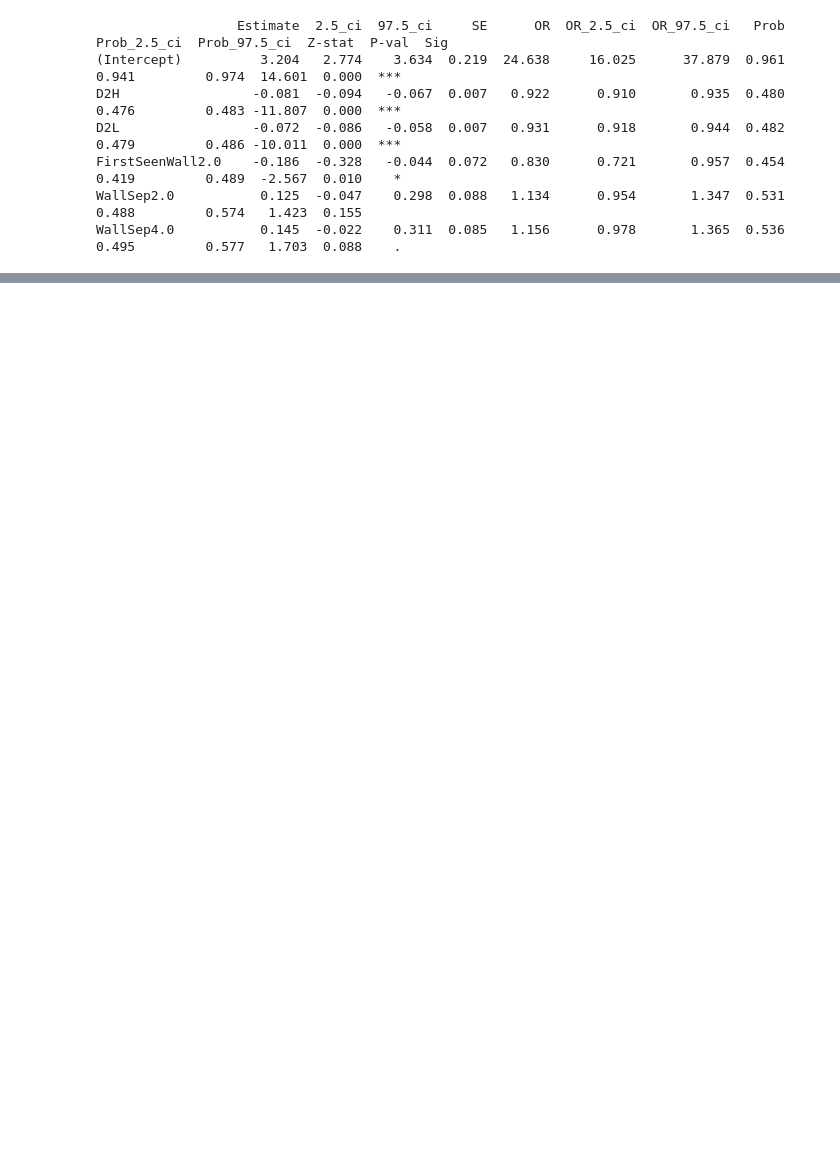
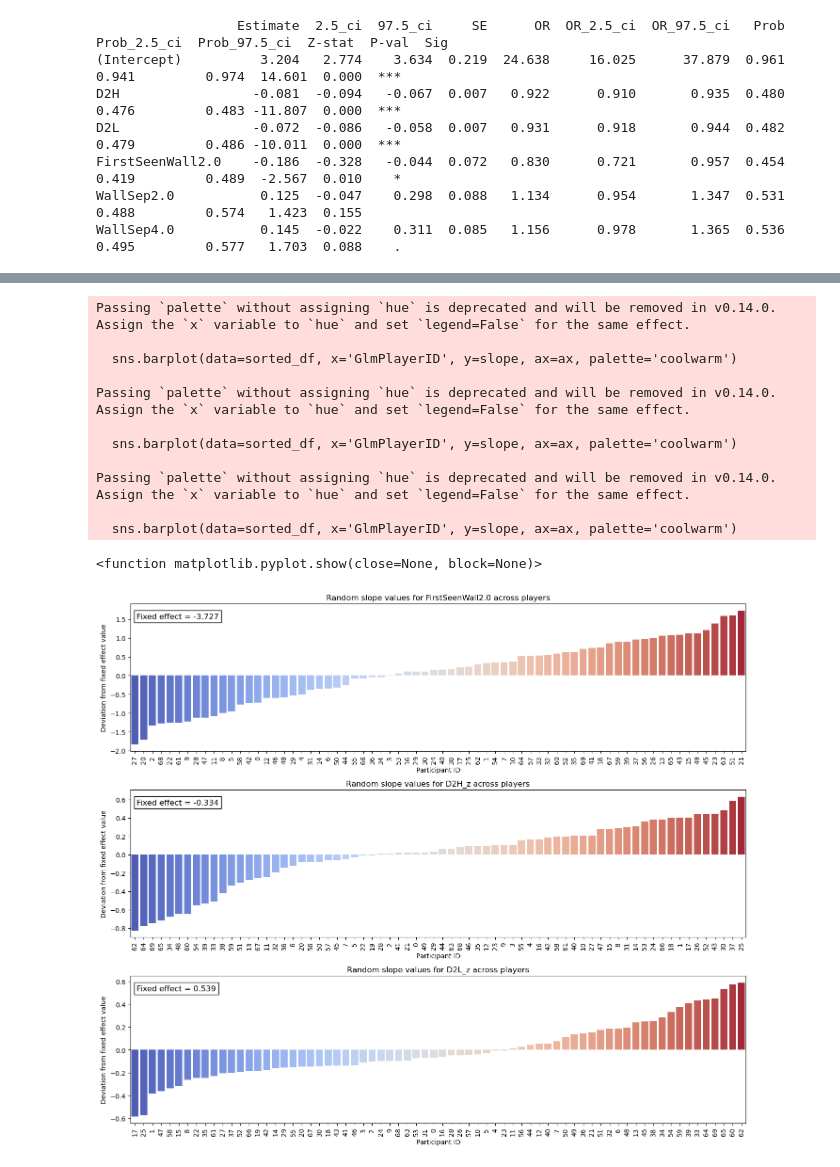
Before and after one commit to tomhagley6/octagon_analysis, a Jupyter notebook: sandbox/GLM_sandbox3.ipynb, the cells around one changed output, grey strips where cells are left out. Drawn from its saved outputs; the diff is of its cells as text; code cells hidden in the pictures; blank space fills up the shorter version.

```diff
--- a/sandbox/GLM_sandbox3.ipynb
+++ b/sandbox/GLM_sandbox3.ipynb
@@ -763,0 +788,54 @@ WallSep4.0           0.145  -0.022    0.311  0.085   1.156      0.978       1.36
+# %%
+import matplotlib.pyplot as plt
+import seaborn as sns
+
+# Assuming ranefs is your wide-format DataFrame
+re_df = model.ranef.copy()
+
+# Optional: Add participant IDs as a proper column if they're in the index
+re_df['GlmPlayerID'] = re_df.index
+
+# Define slopes to plot and extract fixed effects
+slope_vars = ['FirstSeenWall2.0', 'D2H_z', 'D2L_z']
+fixed_effects_coefs = model.coefs  # Returns a DataFrame with Estimate per predictor
+
+
+# Plot
+fig, axs = plt.subplots(3,1, figsize=(14,12), sharex=False)
+for i, slope in enumerate(slope_vars):
+    ax = axs[i]
+
+    # Sort by slope for ordered
+    sorted_df = re_df.sort_values(slope)
+
+    # plot bars
+    sns.barplot(data=sorted_df, x='GlmPlayerID', y=slope, ax=ax, palette='coolwarm')
+    ax.set_title(f"Random slope values for {slope} across players")
+    ax.set_xlabel("Participant ID")
+    ax.set_ylabel("Deviation from fixed effect value")
+
+    # Rotate x-axis ticks for readability
+    ax.tick_params(axis='x', rotation=90)
+
+    # Annotate with fixed effect value
+    fixed_val = fixed_effects_coefs.loc[slope, 'Estimate']
+    ax.text(0.01, 0.9, f'Fixed effect = {fixed_val:.3f}', transform=ax.transAxes,
+            fontsize=12, bbox=dict(facecolor='white', edgecolor='black'))
+
+
+plt.tight_layout()
+plt.show
+# %% [output]
+Passing `palette` without assigning `hue` is deprecated and will be removed in v0.14.0. Assign the `x` variable to `hue` and set `legend=False` for the same effect.
+
+  sns.barplot(data=sorted_df, x='GlmPlayerID', y=slope, ax=ax, palette='coolwarm')
+
+Passing `palette` without assigning `hue` is deprecated and will be removed in v0.14.0. Assign the `x` variable to `hue` and set `legend=False` for the same effect.
+
+  sns.barplot(data=sorted_df, x='GlmPlayerID', y=slope, ax=ax, palette='coolwarm')
+
+Passing `palette` without assigning `hue` is deprecated and will be removed in v0.14.0. Assign the `x` variable to `hue` and set `legend=False` for the same effect.
+
+  sns.barplot(data=sorted_df, x='GlmPlayerID', y=slope, ax=ax, palette='coolwarm')
+<function matplotlib.pyplot.show(close=None, block=None)>
+[figure, added]
```
Also changed, not shown: parts of 18 cells of this notebook, 1 other file.
